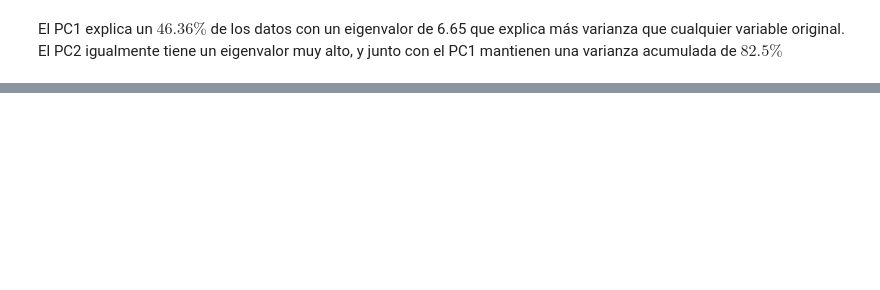
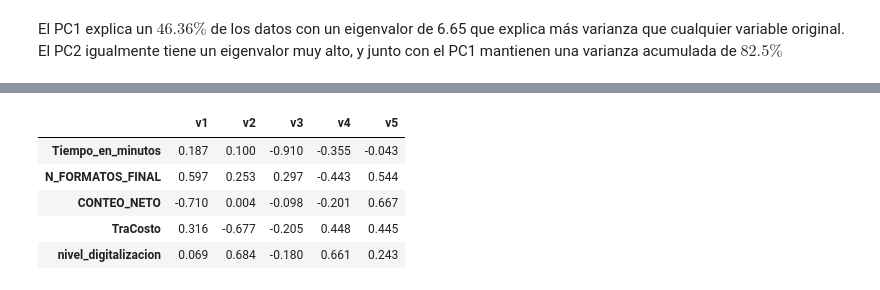
Before and after one commit to gonza98kg/Tramites-y-servicios, a Jupyter notebook: analysis.ipynb, the cells around one changed output, grey strips where cells are left out. Drawn from its saved outputs; the diff is of its cells as text; code cells hidden in the pictures; blank space fills up the shorter version.

```diff
--- a/analysis.ipynb
+++ b/analysis.ipynb
@@ -779,0 +837,8 @@ El PC1 explica un $46{.}36 \%$ de los datos con un eigenvalor de 6.65 que explic
+# %%
+eigenvalores, eigenvectores = np.linalg.eigh(corr_matrix_A)
+
+pd.DataFrame(
+    eigenvalores,
+    index=[f"λ{i+1}" for i in range(len(eigenvalores))],
+    columns=["Eigenvalor"]
+).round(2)
@@ -779,0 +852,15 @@ El PC1 explica un $46{.}36 \%$ de los datos con un eigenvalor de 6.65 que explic
+# %%
+eigenvectores
+
+pd.DataFrame(
+    eigenvectores,
+    index=Cols_M2,
+    columns=[f"v{i+1}" for i in range(eigenvectores.shape[1])]
+).round(3)
+# %% [output]
+|  | v1 | v2 | v3 | v4 | v5 |
+| Tiempo_en_minutos | 0.187 | 0.100 | -0.910 | -0.355 | -0.043 |
+| N_FORMATOS_FINAL | 0.597 | 0.253 | 0.297 | -0.443 | 0.544 |
+| CONTEO_NETO | -0.710 | 0.004 | -0.098 | -0.201 | 0.667 |
+| TraCosto | 0.316 | -0.677 | -0.205 | 0.448 | 0.445 |
+| nivel_digitalizacion | 0.069 | 0.684 | -0.180 | 0.661 | 0.243 |
```
Also changed, not shown: parts of 14 cells of this notebook, 2 other files.
